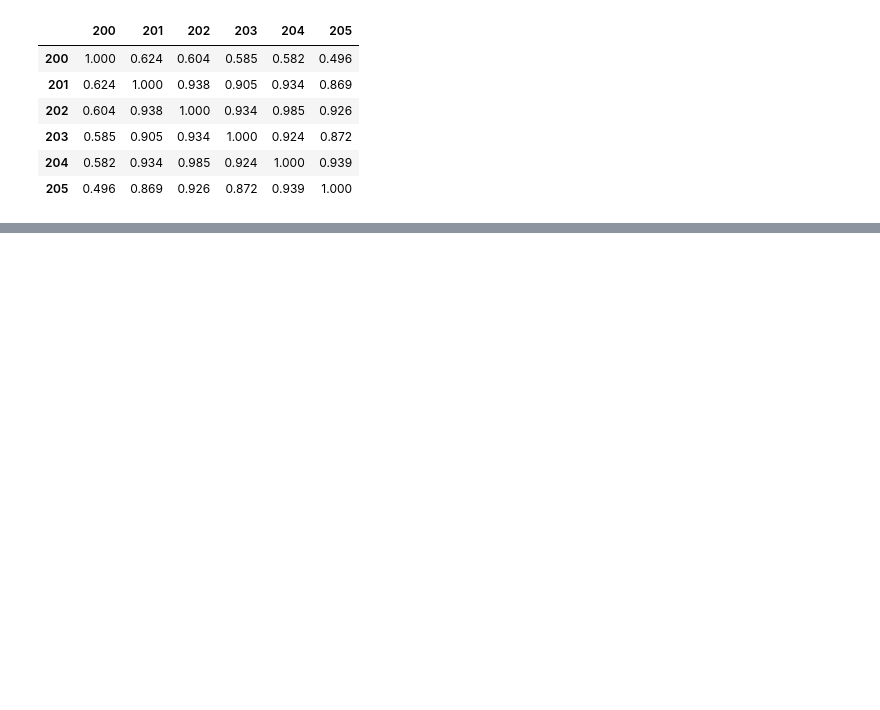
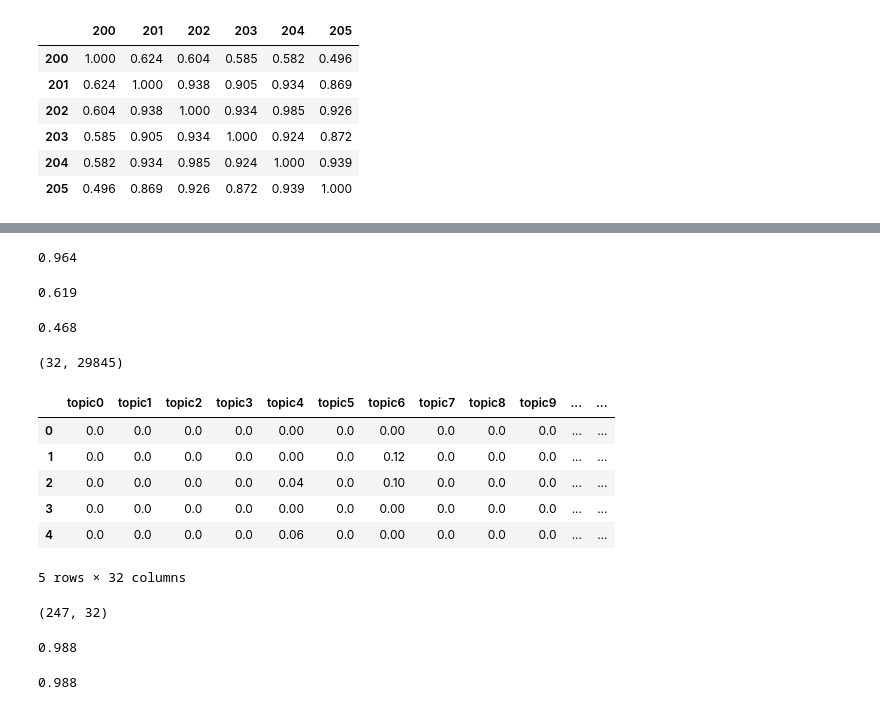
Before and after one commit to ramirezfranco/TMProject, a Jupyter notebook: PCA.ipynb, the cells around one changed output, grey strips where cells are left out. Saved outputs shown, nothing was run; the diff lists cells and outputs as text; code cells hidden in the pictures; blank space fills up the shorter version.

```diff
--- a/PCA.ipynb
+++ b/PCA.ipynb
@@ -148,0 +159,6 @@ round(float(lda.score(X_test, y_test)), 3)
+# %%
+counter = CountVectorizer(tokenizer=casual_tokenize)
+bow_docs = pd.DataFrame(counter.fit_transform(raw_documents=speeches.speech).toarray())
+column_nums, terms = zip(*sorted(zip(counter.vocabulary_.values(),
+                                     counter.vocabulary_.keys())))
+bow_docs.columns = terms
@@ -148,0 +204,56 @@ round(float(lda.score(X_test, y_test)), 3)
+# %%
+X_train, X_test, y_train, y_test = train_test_split(ldia10_topic_vectors, speeches.outcome,
+    test_size=0.5, random_state=271828)
+lda = LDA(n_components=1)
+lda = lda.fit(X_train, y_train)
+speeches['ldia10_outcome'] = lda.predict(ldia10_topic_vectors)
+round(float(lda.score(X_test, y_test)), 3)
+# %% [output]
+0.964
+# %%
+X_train, X_test, y_train, y_test = train_test_split(tfidf_docs, speeches.outcome, test_size=0.5, random_state=271828)
+lda = LDA(n_components=1)
+lda = lda.fit(X_train, y_train)
+round(float(lda.score(X_train, y_train)), 3)
+# %% [output]
+0.619
+# %%
+round(float(lda.score(X_test, y_test)), 3)
+# %% [output]
+0.468
+# %%
+ldia32 = LDiA(n_components=32, learning_method='batch')
+ldia32 = ldia32.fit(bow_docs)
+ldia32.components_.shape
+# %% [output]
+(32, 29845)
+# %%
+ldia32_topic_vectors = ldia32.transform(bow_docs)
+columns32 = ['topic{}'.format(i) for i in range(ldia32.n_components)]
+ldia32_topic_vectors = pd.DataFrame(ldia32_topic_vectors, columns=columns32)
+ldia32_topic_vectors.round(2).head()
+# %% [output]
+|  | topic0 | topic1 | topic2 | topic3 | topic4 | topic5 | topic6 | topic7 | topic8 | topic9 | ... | ... |
+| 0 | 0.0 | 0.0 | 0.0 | 0.0 | 0.00 | 0.0 | 0.00 | 0.0 | 0.0 | 0.0 | ... | ... |
+| 1 | 0.0 | 0.0 | 0.0 | 0.0 | 0.00 | 0.0 | 0.12 | 0.0 | 0.0 | 0.0 | ... | ... |
+| 2 | 0.0 | 0.0 | 0.0 | 0.0 | 0.04 | 0.0 | 0.10 | 0.0 | 0.0 | 0.0 | ... | ... |
+| 3 | 0.0 | 0.0 | 0.0 | 0.0 | 0.00 | 0.0 | 0.00 | 0.0 | 0.0 | 0.0 | ... | ... |
+| 4 | 0.0 | 0.0 | 0.0 | 0.0 | 0.06 | 0.0 | 0.00 | 0.0 | 0.0 | 0.0 | ... | ... |
+5 rows × 32 columns
+# %%
+X_train, X_test, y_train, y_test = train_test_split(ldia32_topic_vectors, speeches.outcome,
+    test_size=0.5, random_state=271828)
+lda = LDA(n_components=1)
+lda = lda.fit(X_train, y_train)
+speeches['ldia32_outcome'] = lda.predict(ldia32_topic_vectors)
+X_train.shape
+# %% [output]
+(247, 32)
+# %%
+round(float(lda.score(X_train, y_train)), 3)
+# %% [output]
+0.988
+# %%
+round(float(lda.score(X_test, y_test)), 3)
+# %% [output]
+0.988
```
Also changed, not shown: parts of 10 cells of this notebook.
